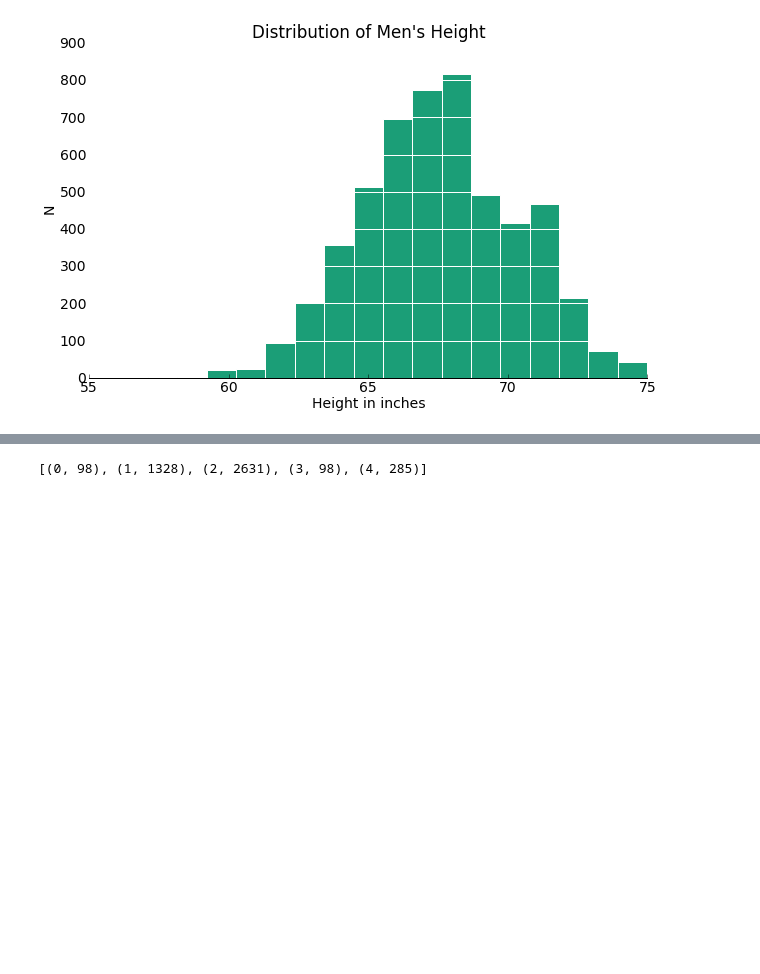
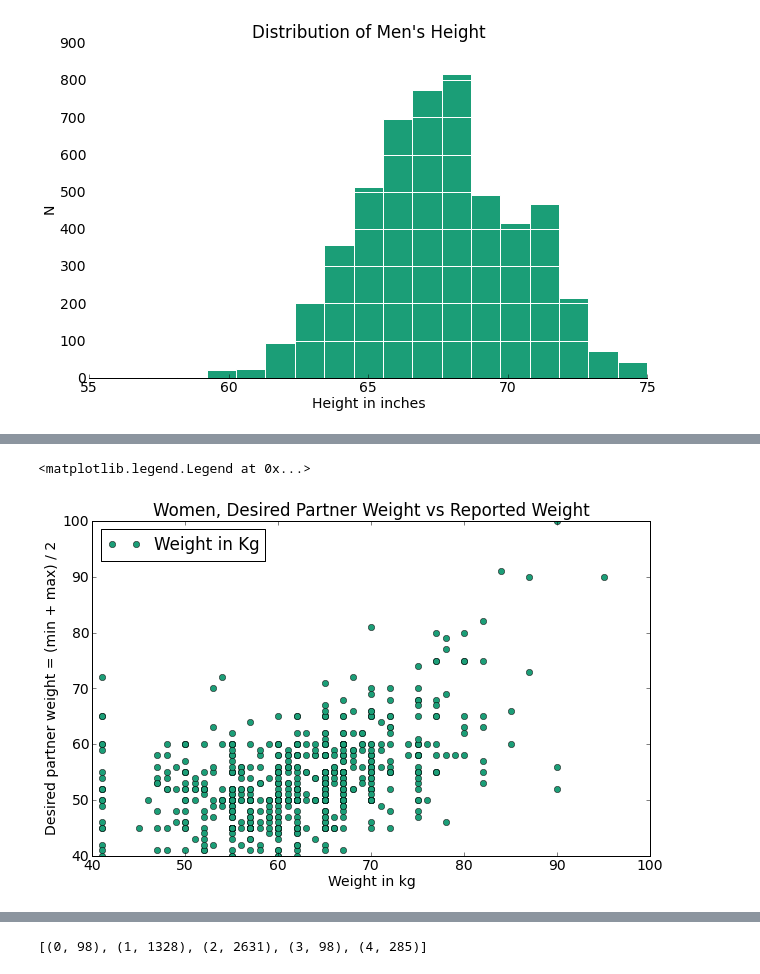
Before and after one commit to deadofied/ac299r, a Jupyter notebook: intro_analysis.ipynb, the cells around one changed output, grey strips where cells are left out. Drawn from its saved outputs; the diff is of its cells as text; code cells hidden in the pictures; blank space fills up the shorter version.

```diff
--- a/intro_analysis.ipynb
+++ b/intro_analysis.ipynb
@@ -89,0 +107,9 @@ histogram_style()
+# %%
+plt.plot(profiles.weight2, profiles.weight1, 'o', label='Weight in Kg')
+plt.title("Women, Desired Partner Weight vs Reported Weight")
+plt.xlabel("Weight in kg")
+plt.ylabel("Desired partner weight = (min + max) / 2")
+plt.legend(loc='upper left')
+# %% [output]
+<matplotlib.legend.Legend at 0x...>
+[figure, added]
```
Also changed, not shown: parts of 7 cells of this notebook, 3 other files.
